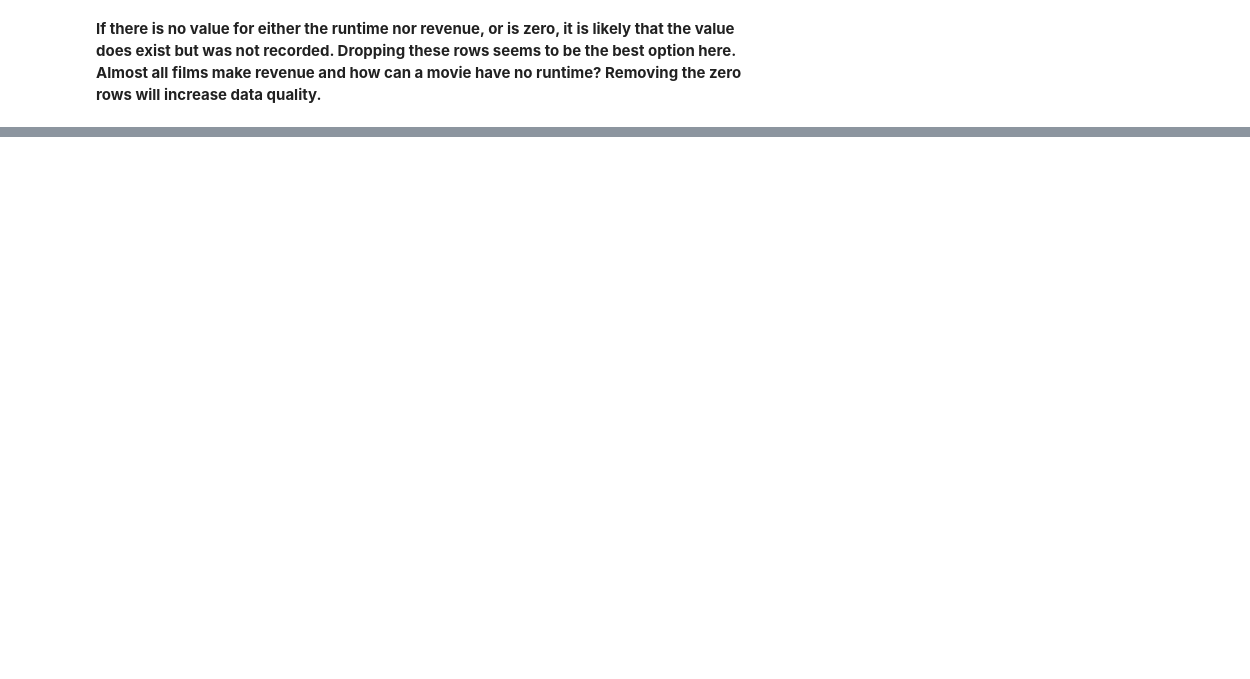
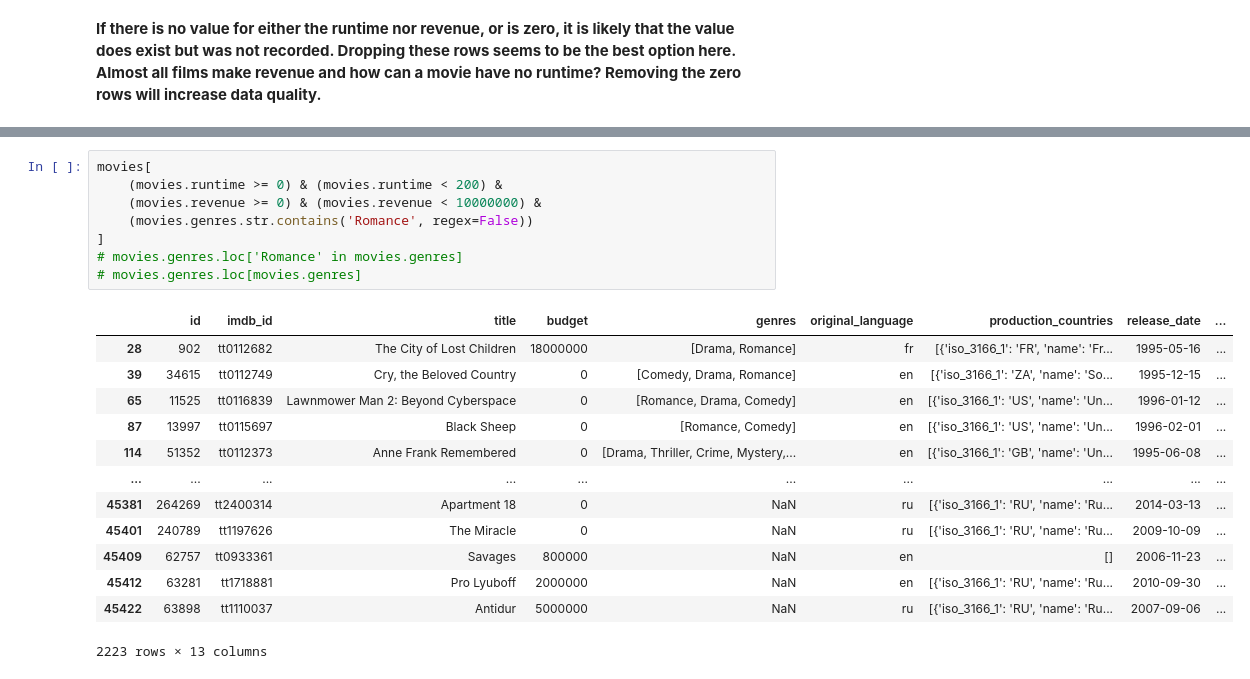
Before and after one commit to jacKlinc/film_dash, a Jupyter notebook: notebooks/1_movies-dashboard_an.ipynb, the cells around one changed output, grey strips where cells are left out. Saved outputs shown, nothing was run; the diff lists cells and outputs as text; blank space fills up the shorter version.

```diff
--- a/notebooks/1_movies-dashboard_an.ipynb
+++ b/notebooks/1_movies-dashboard_an.ipynb
@@ -200,0 +172,22 @@ sns.scatterplot(x='runtime', y='revenue', data=movie_ratings)
+# %%
+movies[
+    (movies.runtime >= 0) & (movies.runtime < 200) &
+    (movies.revenue >= 0) & (movies.revenue < 10000000) &
+    (movies.genres.str.contains('Romance', regex=False))
+]
+# movies.genres.loc['Romance' in movies.genres]
+# movies.genres.loc[movies.genres]
+# %% [output]
+|  | id | imdb_id | title | budget | genres | original_language | production_countries | release_date | ... |
+| 28 | 902 | tt0112682 | The City of Lost Children | 18000000 | [Drama, Romance] | fr | [{'iso_3166_1': 'FR', 'name': 'Fr... | 1995-05-16 | ... |
+| 39 | 34615 | tt0112749 | Cry, the Beloved Country | 0 | [Comedy, Drama, Romance] | en | [{'iso_3166_1': 'ZA', 'name': 'So... | 1995-12-15 | ... |
+| 65 | 11525 | tt0116839 | Lawnmower Man 2: Beyond Cyberspace | 0 | [Romance, Drama, Comedy] | en | [{'iso_3166_1': 'US', 'name': 'Un... | 1996-01-12 | ... |
+| 87 | 13997 | tt0115697 | Black Sheep | 0 | [Romance, Comedy] | en | [{'iso_3166_1': 'US', 'name': 'Un... | 1996-02-01 | ... |
+| 114 | 51352 | tt0112373 | Anne Frank Remembered | 0 | [Drama, Thriller, Crime, Mystery,... | en | [{'iso_3166_1': 'GB', 'name': 'Un... | 1995-06-08 | ... |
+| ... | ... | ... | ... | ... | ... | ... | ... | ... | ... |
+| 45381 | 264269 | tt2400314 | Apartment 18 | 0 | NaN | ru | [{'iso_3166_1': 'RU', 'name': 'Ru... | 2014-03-13 | ... |
+| 45401 | 240789 | tt1197626 | The Miracle | 0 | NaN | ru | [{'iso_3166_1': 'RU', 'name': 'Ru... | 2009-10-09 | ... |
+| 45409 | 62757 | tt0933361 | Savages | 800000 | NaN | en | [] | 2006-11-23 | ... |
+| 45412 | 63281 | tt1718881 | Pro Lyuboff | 2000000 | NaN | en | [{'iso_3166_1': 'RU', 'name': 'Ru... | 2010-09-30 | ... |
+| 45422 | 63898 | tt1110037 | Antidur | 5000000 | NaN | ru | [{'iso_3166_1': 'RU', 'name': 'Ru... | 2007-09-06 | ... |
+2223 rows × 13 columns
```
Also changed, not shown: parts of 36 cells of this notebook, 1 other file.
